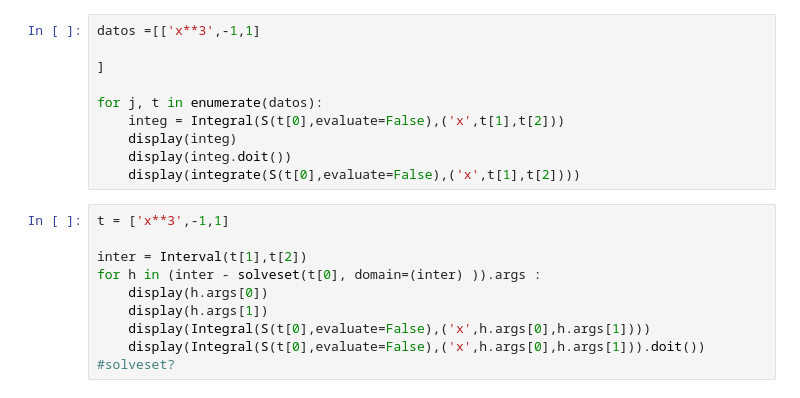
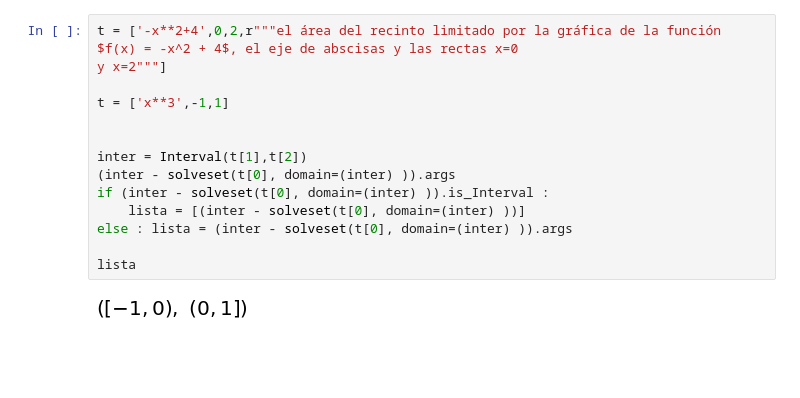
Before and after one commit to crdguez/mat2bac, a Jupyter notebook: notebooks/integral_definida.ipynb, the cells around one changed output. Saved outputs shown, nothing was run; the diff lists cells and outputs as text; blank space fills up the shorter version.

Commit message:
integdef

```diff
--- a/notebooks/integral_definida.ipynb
+++ b/notebooks/integral_definida.ipynb
@@ -38,20 +48,17 @@ ImportError: /usr/lib/arm-linux-gnueabihf/libstdc++.so.6: version `GLIBCXX_3.4.2
-# %%
-datos =[['x**3',-1,1]
-
-]
-
-for j, t in enumerate(datos):
-    integ = Integral(S(t[0],evaluate=False),('x',t[1],t[2]))
-    display(integ)
-    display(integ.doit())
-    display(integrate(S(t[0],evaluate=False),('x',t[1],t[2])))
-# %%
-t = ['x**3',-1,1]
-
-inter = Interval(t[1],t[2])
-for h in (inter - solveset(t[0], domain=(inter) )).args :
-    display(h.args[0])
-    display(h.args[1])
-    display(Integral(S(t[0],evaluate=False),('x',h.args[0],h.args[1])))
-    display(Integral(S(t[0],evaluate=False),('x',h.args[0],h.args[1])).doit())
-#solveset?
+# %%
+t = ['-x**2+4',0,2,r"""el área del recinto limitado por la gráfica de la función
+$f(x) = -x^2 + 4$, el eje de abscisas y las rectas x=0
+y x=2"""]
+
+t = ['x**3',-1,1]
+
+
+inter = Interval(t[1],t[2])
+(inter - solveset(t[0], domain=(inter) )).args
+if (inter - solveset(t[0], domain=(inter) )).is_Interval :
+    lista = [(inter - solveset(t[0], domain=(inter) ))]
+else : lista = (inter - solveset(t[0], domain=(inter) )).args
+
+lista
+# %% [output]
+[figure, added]
```
Also changed, not shown: parts of 9 cells of this notebook, 3 other files.
